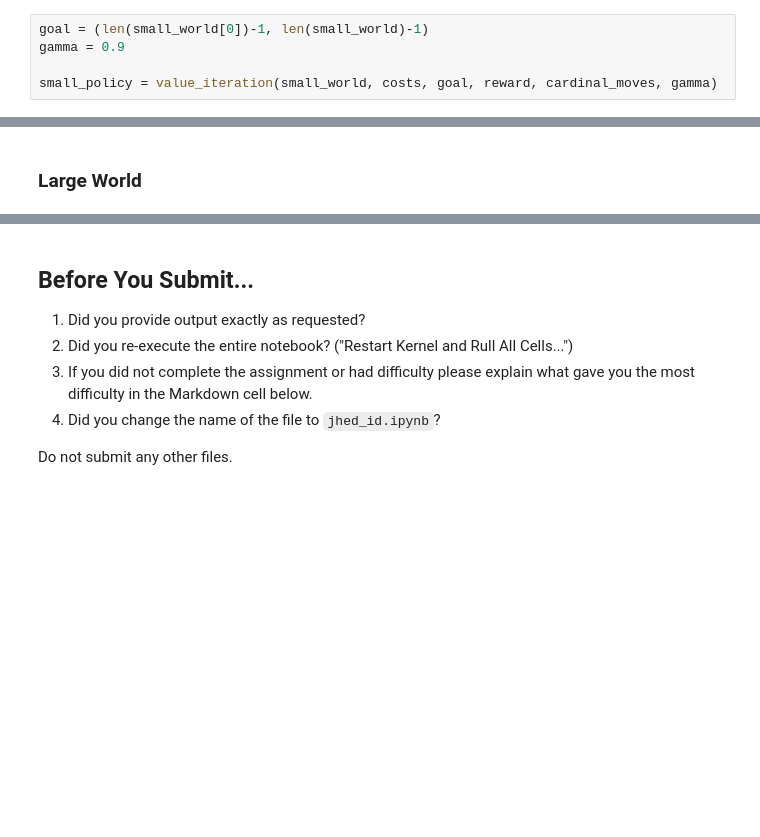
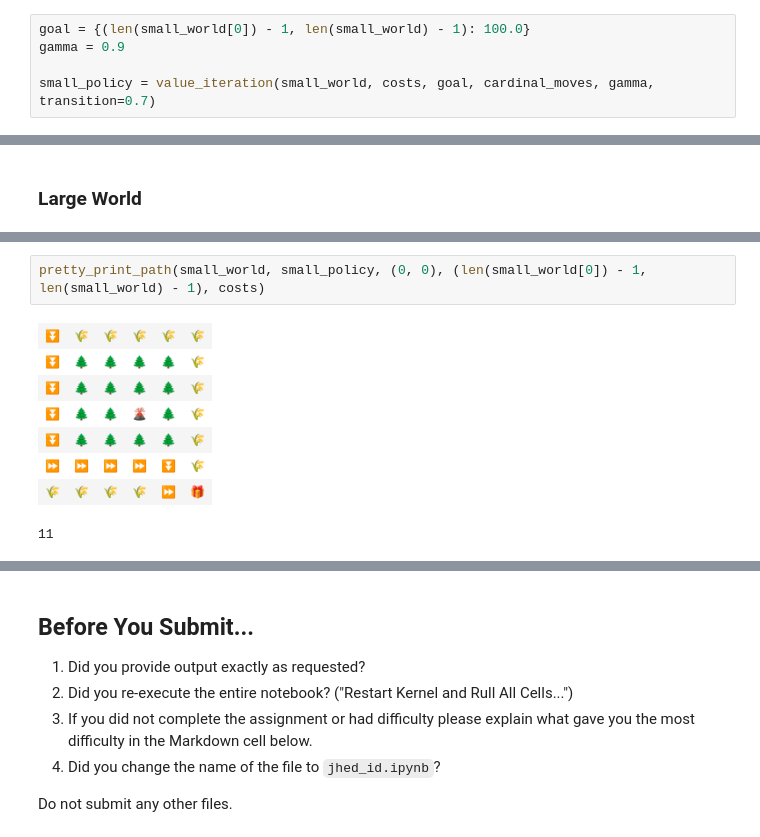
Before and after one commit to eved1018/EN.605.645.82.SP26, a Jupyter notebook: Module11/eedelst4_pa11.ipynb, the cells around one changed output, grey strips where cells are left out. Saved outputs shown, nothing was run; the diff lists cells and outputs as text; blank space fills up the shorter version.

```diff
--- a/Module11/eedelst4_pa11.ipynb
+++ b/Module11/eedelst4_pa11.ipynb
@@ -191,8 +441,8 @@ small_world = read_world( "small.txt")
 # %%
-goal = (len(small_world[0])-1, len(small_world)-1)
+goal = {(len(small_world[0]) - 1, len(small_world) - 1): 100.0}
 gamma = 0.9
 
-small_policy = value_iteration(small_world, costs, goal, reward, cardinal_moves, gamma)
+small_policy = value_iteration(small_world, costs, goal, cardinal_moves, gamma, transition=0.7)
 # %%
 cols = len(small_world[0])
 rows = len(small_world)
@@ -214,0 +514,11 @@ pretty_print_policy( cols, rows, large_policy, goal)
+# %%
+pretty_print_path(small_world, small_policy, (0, 0), (len(small_world[0]) - 1, len(small_world) - 1), costs)
+# %% [output]
+| ⏬ | 🌾 | 🌾 | 🌾 | 🌾 | 🌾 |
+| ⏬ | 🌲 | 🌲 | 🌲 | 🌲 | 🌾 |
+| ⏬ | 🌲 | 🌲 | 🌲 | 🌲 | 🌾 |
+| ⏬ | 🌲 | 🌲 | 🌋 | 🌲 | 🌾 |
+| ⏬ | 🌲 | 🌲 | 🌲 | 🌲 | 🌾 |
+| ⏩ | ⏩ | ⏩ | ⏩ | ⏬ | 🌾 |
+| 🌾 | 🌾 | 🌾 | 🌾 | ⏩ | 🎁 |
+11
```
Also changed, not shown: parts of 40 cells of this notebook, 3 other files.
